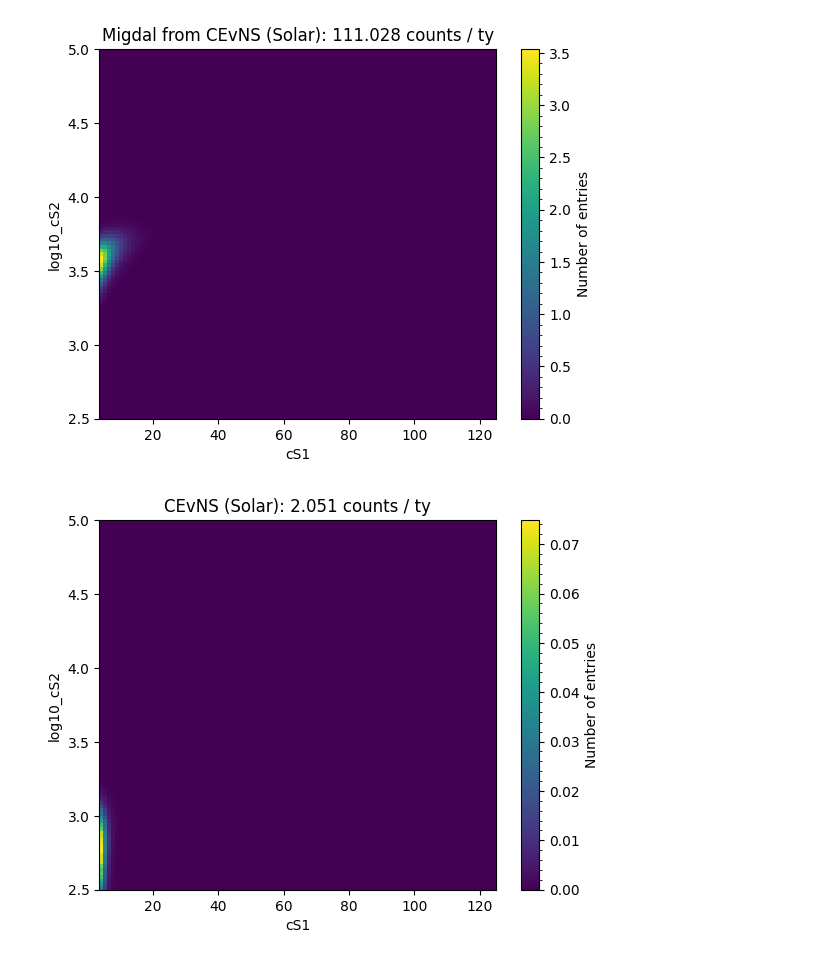
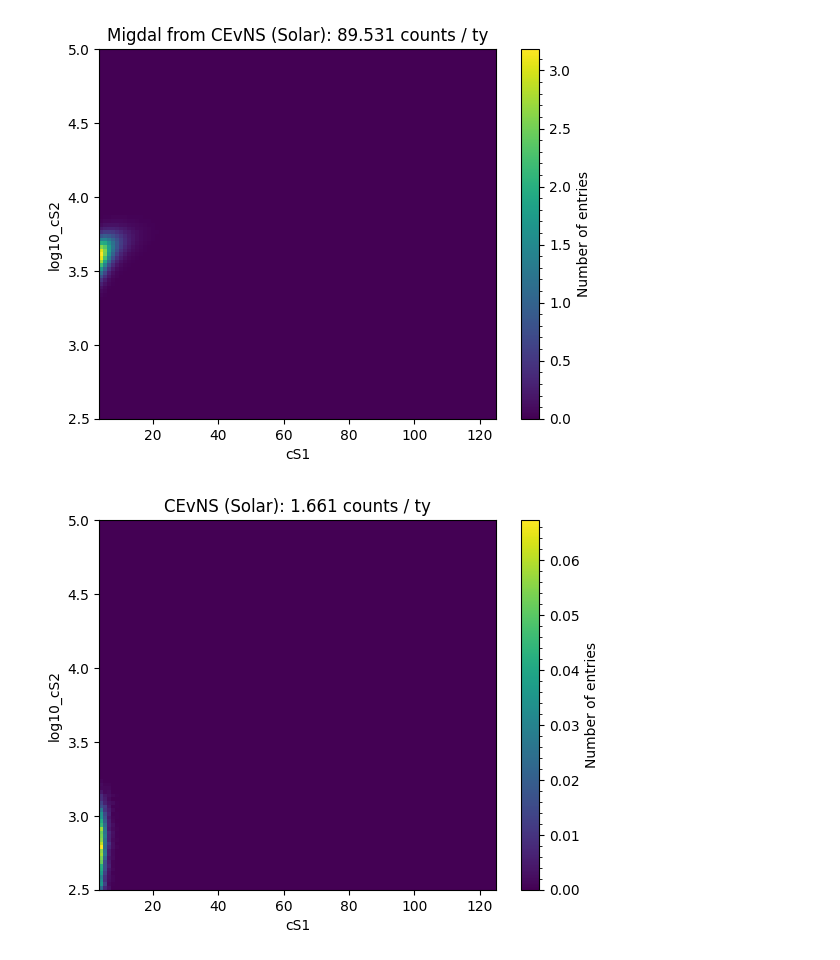
Before and after one commit to 00Goldy/CEvNS-Migdal, a Jupyter notebook: week4/test_flame.ipynb, the cells around one changed output. Drawn from its saved outputs; the diff is of its cells as text; code cells hidden in the pictures.

```diff
--- a/week4/test_flame.ipynb
+++ b/week4/test_flame.ipynb
@@ -19,7 +28,7 @@ log10_cS2_min = xlzd_source.log10_cS2_min
 log10_cS2_max = xlzd_source.log10_cS2_max
 # %%
 conditions = 'good'
-drift_field_V_cm = 80.
+drift_field_V_cm = 240.
 gas_field_kV_cm = 7.5
 elife_ns = 10000e3
 g1 = 0.27
@@ -48,7 +57,7 @@ plt.title(f'Migdal from CEvNS (Solar): {Mig_Solar_LNGS_mu:.3f} counts / ty')
 
 pdfs[1]['Mig_Solar_LNGS'] = Mig_Solar_LNGS_hist
 # %% [output]
-[figure, old version]
+[figure, new version]
 # %%
 CEvNS_Solar = fd.xlzd.XLZDvNRSolarSource(configuration='60t',
                                                   drift_field_V_cm=drift_field_V_cm, gas_field_kV_cm=gas_field_kV_cm,
@@ -56,16 +65,16 @@ CEvNS_Solar = fd.xlzd.XLZDvNRSolarSource(configuration='60t',
 # %%
 CEvNS_other_LNGS_hist = Histdd(bins=100, range=[[cS1_min, cS1_max], [log10_cS2_min, log10_cS2_max]], axis_names=['cS1', 'log10_cS2'])
 
-CEvNS_other_LNGS_data = CEvNS_Solar.simulate(int(1e7))
+CEvNS_other_LNGS_data = CEvNS_Solar.simulate(int(1e6))
 
 CEvNS_other_LNGS_hist.add(CEvNS_other_LNGS_data['cs1'], np.log10(CEvNS_other_LNGS_data['cs2']))
 
-CEvNS_other_LNGS_mu = CEvNS_Solar.estimate_mu(n_trials=int(1e7))
+CEvNS_other_LNGS_mu = CEvNS_Solar.estimate_mu(n_trials=int(1e6))
 CEvNS_other_LNGS_hist.histogram = CEvNS_other_LNGS_hist.histogram / CEvNS_other_LNGS_hist.n * CEvNS_other_LNGS_mu
 
 CEvNS_other_LNGS_hist.plot()
 plt.title(f'CEvNS (Solar): {CEvNS_other_LNGS_mu:.3f} counts / ty')
 
 pdfs[1]['CEvNS_other_LNGS'] = CEvNS_other_LNGS_hist
 # %% [output]
-[figure, old version]
+[figure, new version]
```
Also changed, not shown: parts of 1 cell of this notebook, 4 other files.
